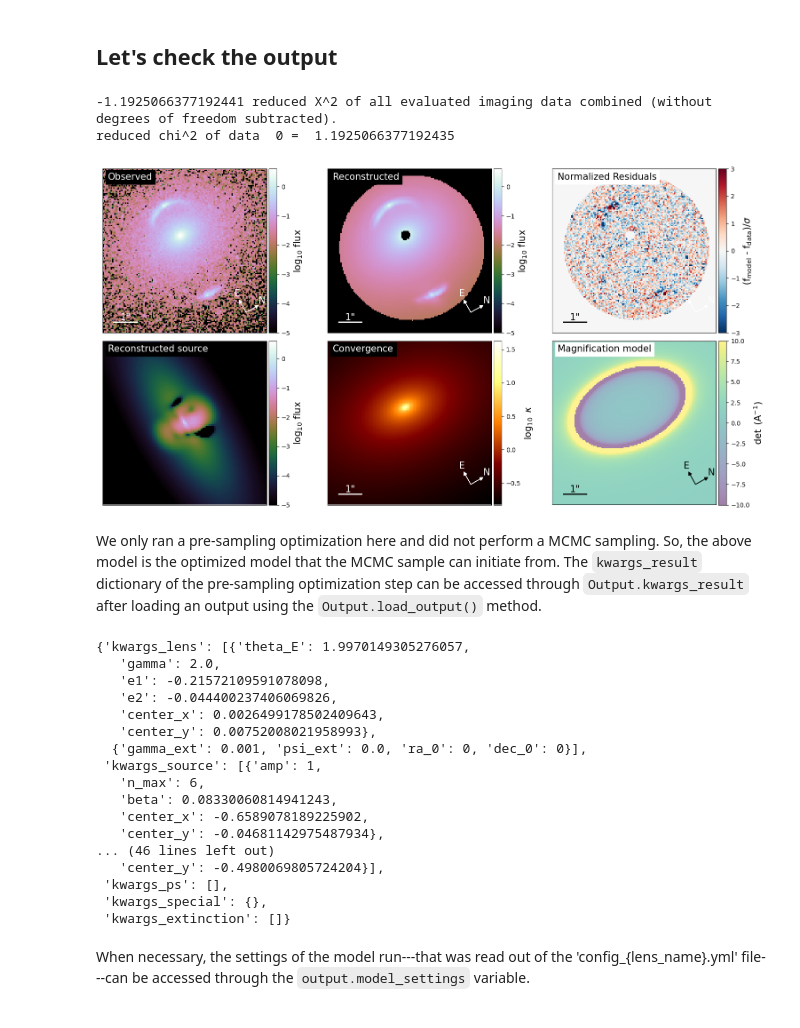
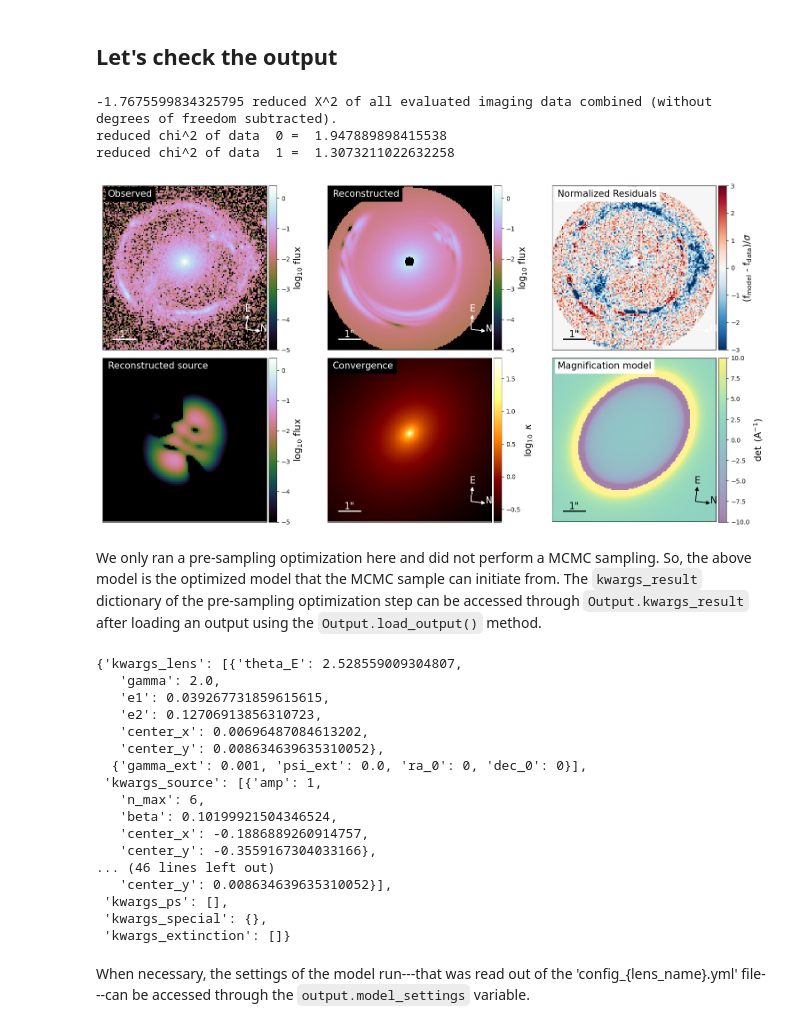
Before and after one commit to hskobe/dolphin, a Jupyter notebook: notebooks/Basic example.ipynb, the cells around one changed output. Cells and saved outputs as stored; diff of their text form; code cells hidden in the pictures.

Commit message:
Checked model

```diff
--- a/notebooks/Basic example.ipynb
+++ b/notebooks/Basic example.ipynb
@@ -94,32 +94,33 @@ from dolphin.analysis.output import Output
 
 output = Output('../io_directory_example/')
 # %%
-fig = output.plot_model_overview(lens_name='DESJ0537-4647', model_id='AllFilters_Run01', band_index=0)
+fig = output.plot_model_overview(lens_name='DESJ0006-4429', model_id='AllFilters_Run01')
 # %% [output]
--1.1925066377192441 reduced X^2 of all evaluated imaging data combined (without degrees of freedom subtracted).
-reduced chi^2 of data  0 =  1.1925066377192435
+-1.7675599834325795 reduced X^2 of all evaluated imaging data combined (without degrees of freedom subtracted).
+reduced chi^2 of data  0 =  1.947889898415538
+reduced chi^2 of data  1 =  1.3073211022632258
-[figure, old version]
+[figure, new version]
 # %% [markdown]
 We only ran a pre-sampling optimization here and did not perform a MCMC sampling. So, the above model is the optimized model that the MCMC sample can initiate from. The `kwargs_result` dictionary of the pre-sampling optimization step can be accessed through `Output.kwargs_result` after loading an output using the `Output.load_output()` method.
 # %%
-output.load_output(lens_name='DESJ0537-4647', model_id='AllFilters_Run01')
+output.load_output(lens_name='DESJ0006-4429', model_id='AllFilters_Run01')
 
 output.kwargs_result
 # %% [output]
-{'kwargs_lens': [{'theta_E': 1.9970149305276057,
+{'kwargs_lens': [{'theta_E': 2.528559009304807,
    'gamma': 2.0,
-   'e1': -0.21572109591078098,
-   'e2': -0.044400237406069826,
-   'center_x': 0.0026499178502409643,
-   'center_y': 0.00752008021958993},
+   'e1': 0.039267731859615615,
+   'e2': 0.12706913856310723,
+   'center_x': 0.00696487084613202,
+   'center_y': 0.008634639635310052},
   {'gamma_ext': 0.001, 'psi_ext': 0.0, 'ra_0': 0, 'dec_0': 0}],
  'kwargs_source': [{'amp': 1,
    'n_max': 6,
-   'beta': 0.08330060814941243,
-   'center_x': -0.6589078189225902,
-   'center_y': -0.04681142975487934},
+   'beta': 0.10199921504346524,
+   'center_x': -0.1886889260914757,
+   'center_y': -0.3559167304033166},
 ... (46 lines left out)
-   'center_y': -0.4980069805724204}],
+   'center_y': 0.008634639635310052}],
  'kwargs_ps': [],
  'kwargs_special': {},
  'kwargs_extinction': []}
```
Also changed, not shown: parts of 3 cells of this notebook, 10 other files.
